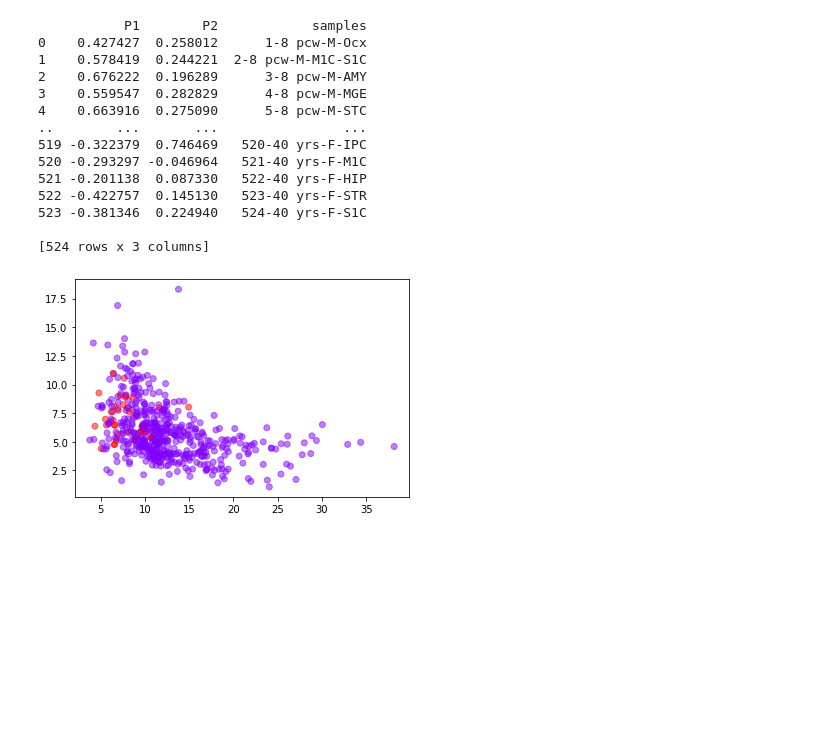
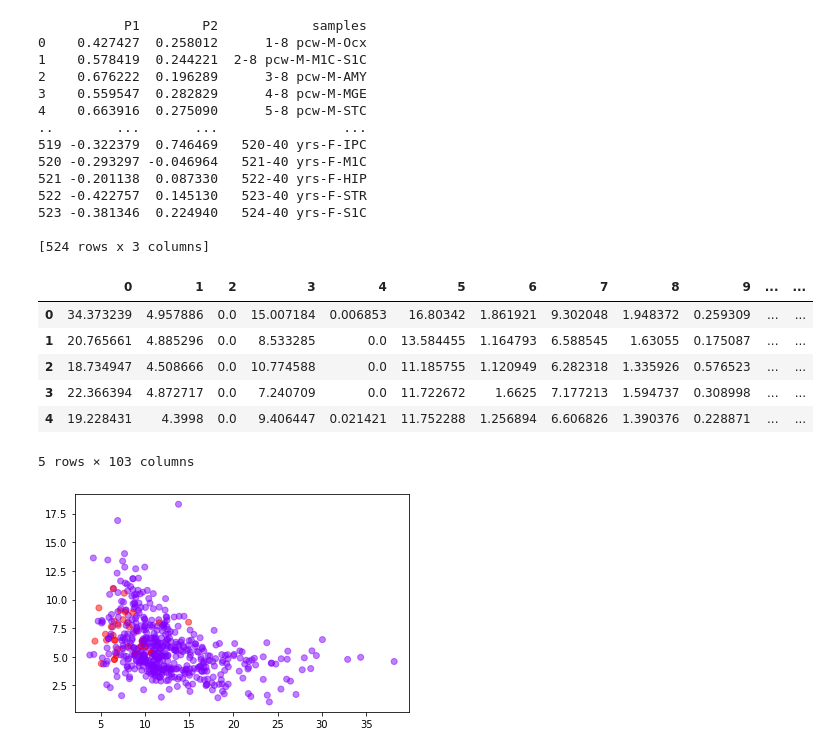
Before and after one commit to AkivaAK/neurodevelopmental-clustering-of-gene-expression, a Jupyter notebook: Ddata2.ipynb, the cells around one changed output. Saved outputs shown, nothing was run; the diff lists cells and outputs as text; code cells hidden in the pictures; blank space fills up the shorter version.

```diff
--- a/Ddata2.ipynb
+++ b/Ddata2.ipynb
@@ -131,6 +131,16 @@ print(samples_principal)
 523 -0.381346  0.224940   524-40 yrs-F-S1C
 
 [524 rows x 3 columns]
+# %%
+pd.DataFrame(samples).head()
+# %% [output]
+|  | 0 | 1 | 2 | 3 | 4 | 5 | 6 | 7 | 8 | 9 | ... | ... |
+| 0 | 34.373239 | 4.957886 | 0.0 | 15.007184 | 0.006853 | 16.80342 | 1.861921 | 9.302048 | 1.948372 | 0.259309 | ... | ... |
+| 1 | 20.765661 | 4.885296 | 0.0 | 8.533285 | 0.0 | 13.584455 | 1.164793 | 6.588545 | 1.63055 | 0.175087 | ... | ... |
+| 2 | 18.734947 | 4.508666 | 0.0 | 10.774588 | 0.0 | 11.185755 | 1.120949 | 6.282318 | 1.335926 | 0.576523 | ... | ... |
+| 3 | 22.366394 | 4.872717 | 0.0 | 7.240709 | 0.0 | 11.722672 | 1.6625 | 7.177213 | 1.594737 | 0.308998 | ... | ... |
+| 4 | 19.228431 | 4.3998 | 0.0 | 9.406447 | 0.021421 | 11.752288 | 1.256894 | 6.606826 | 1.390376 | 0.228871 | ... | ... |
+5 rows × 103 columns
 # %%
 cluster = AgglomerativeClustering(n_clusters=2)
 cluster.fit_predict(samples)
```
Also changed, not shown: parts of 8 cells of this notebook, 1 other file.
